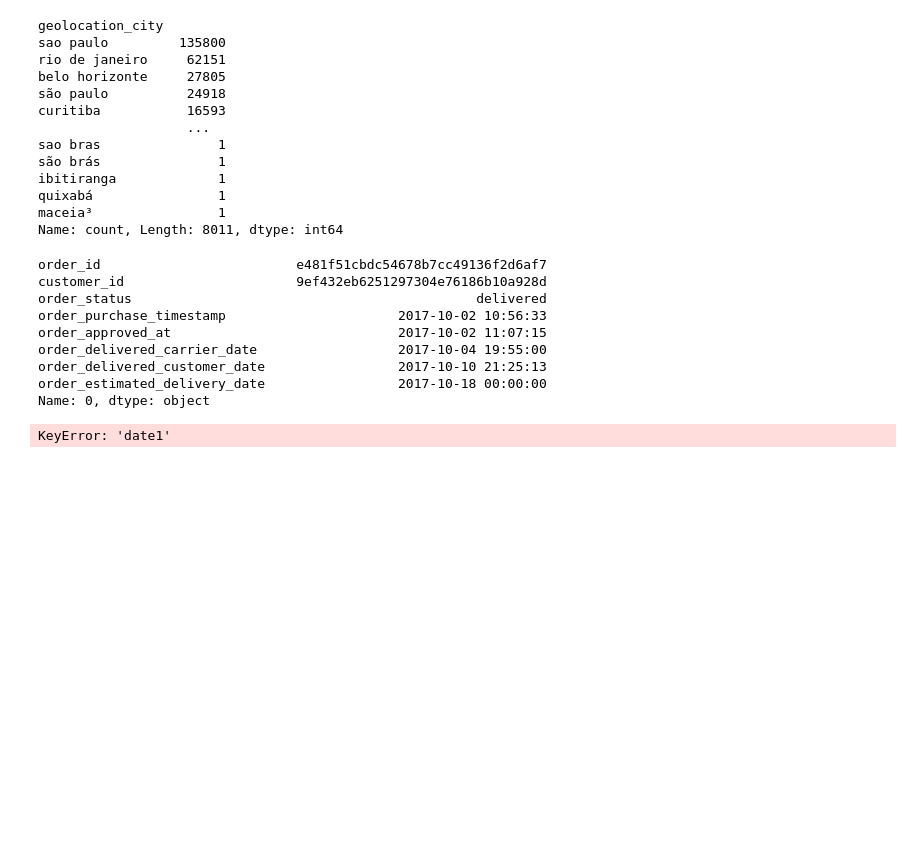
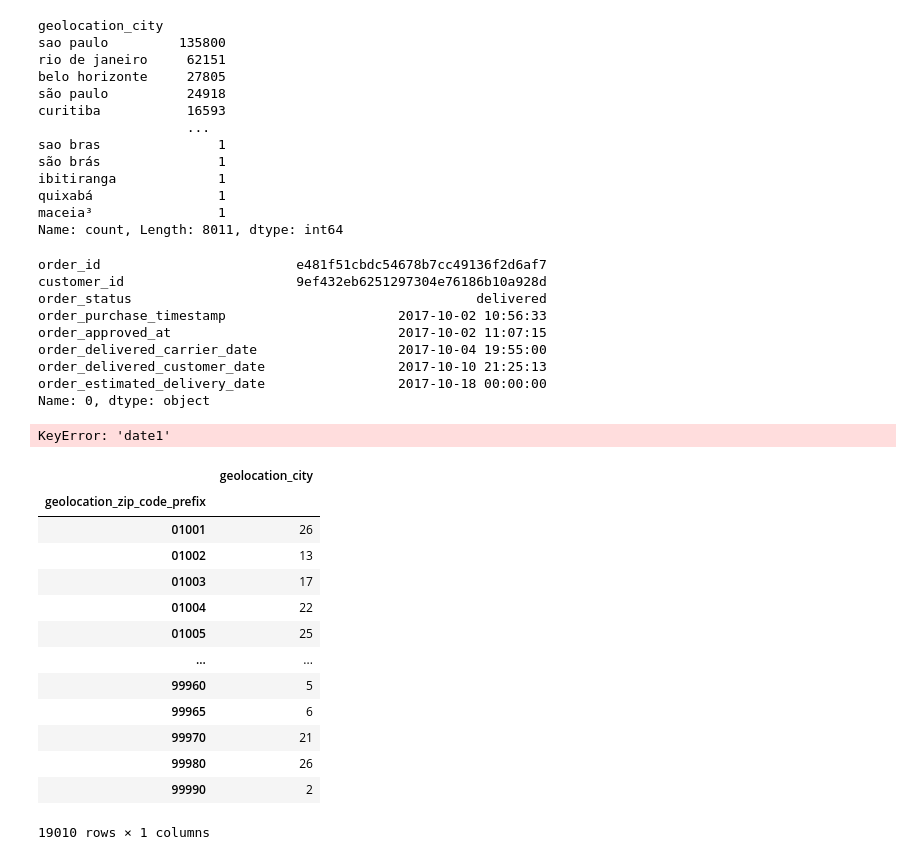
Before and after one commit to g-awaine/y3s2_caie_assessment, a Jupyter notebook: annex/cleaning.ipynb, the cells around one changed output. Saved outputs shown, nothing was run; the diff lists cells and outputs as text; code cells hidden in the pictures; blank space fills up the shorter version.

```diff
--- a/annex/cleaning.ipynb
+++ b/annex/cleaning.ipynb
@@ -1266,0 +1302,28 @@ KeyError: 'date1'
+# %%
+drop_rows_lat_lng(geolocation_df, {
+    'geolocation_lat':{
+      'min': -33.742,
+      'max': 5.272
+    },
+
+    'geolocation_lng':{
+      'min': -73.992,
+      'max': -34.792
+    }
+}
+).groupby('geolocation_zip_code_prefix')[['geolocation_city']].count()
+# %% [output]
+|  | geolocation_city |
+| geolocation_zip_code_prefix |  |
+| 01001 | 26 |
+| 01002 | 13 |
+| 01003 | 17 |
+| 01004 | 22 |
+| 01005 | 25 |
+| ... | ... |
+| 99960 | 5 |
+| 99965 | 6 |
+| 99970 | 21 |
+| 99980 | 26 |
+| 99990 | 2 |
+19010 rows × 1 columns
```
Also changed, not shown: parts of 3 cells of this notebook, 11 other files.
